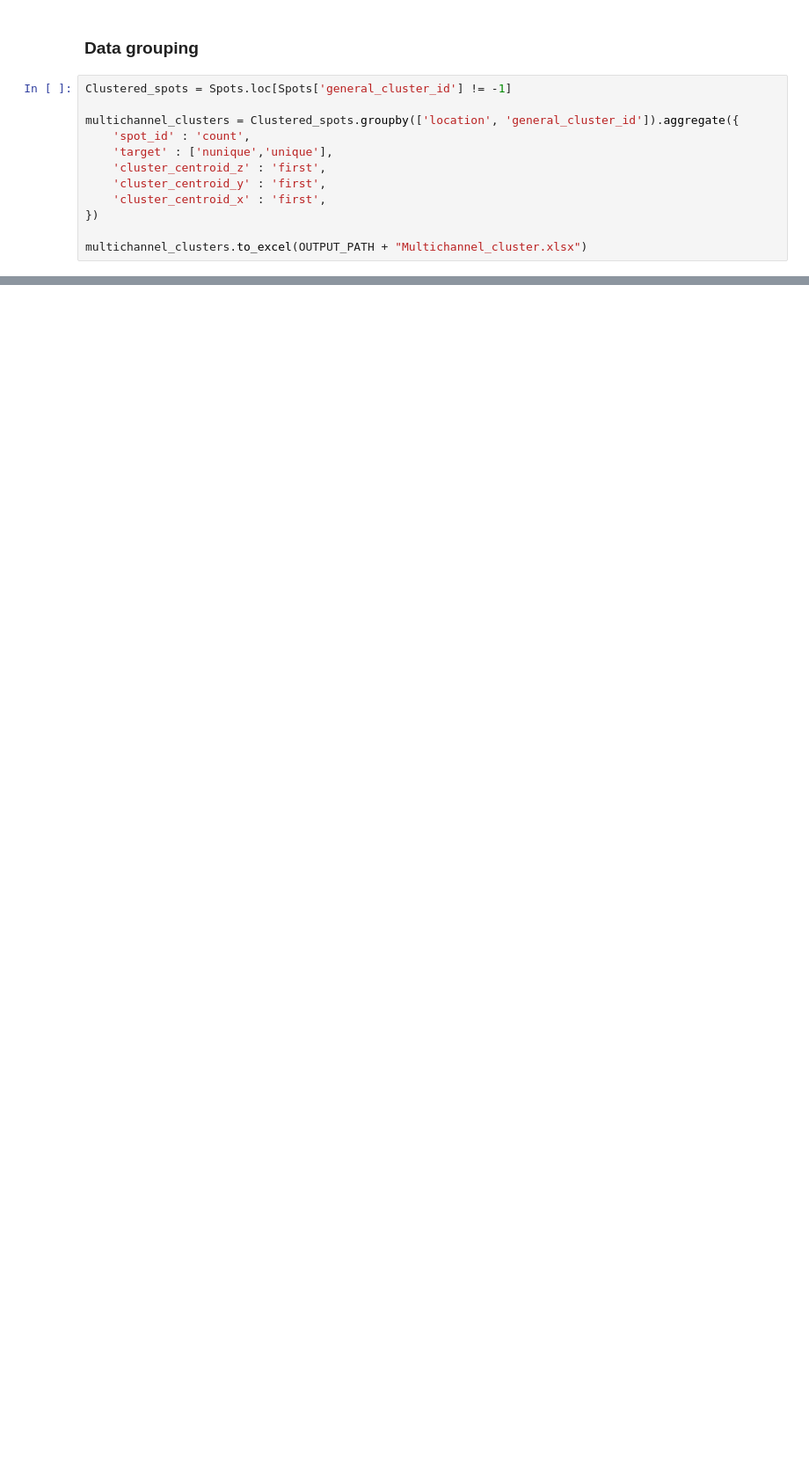
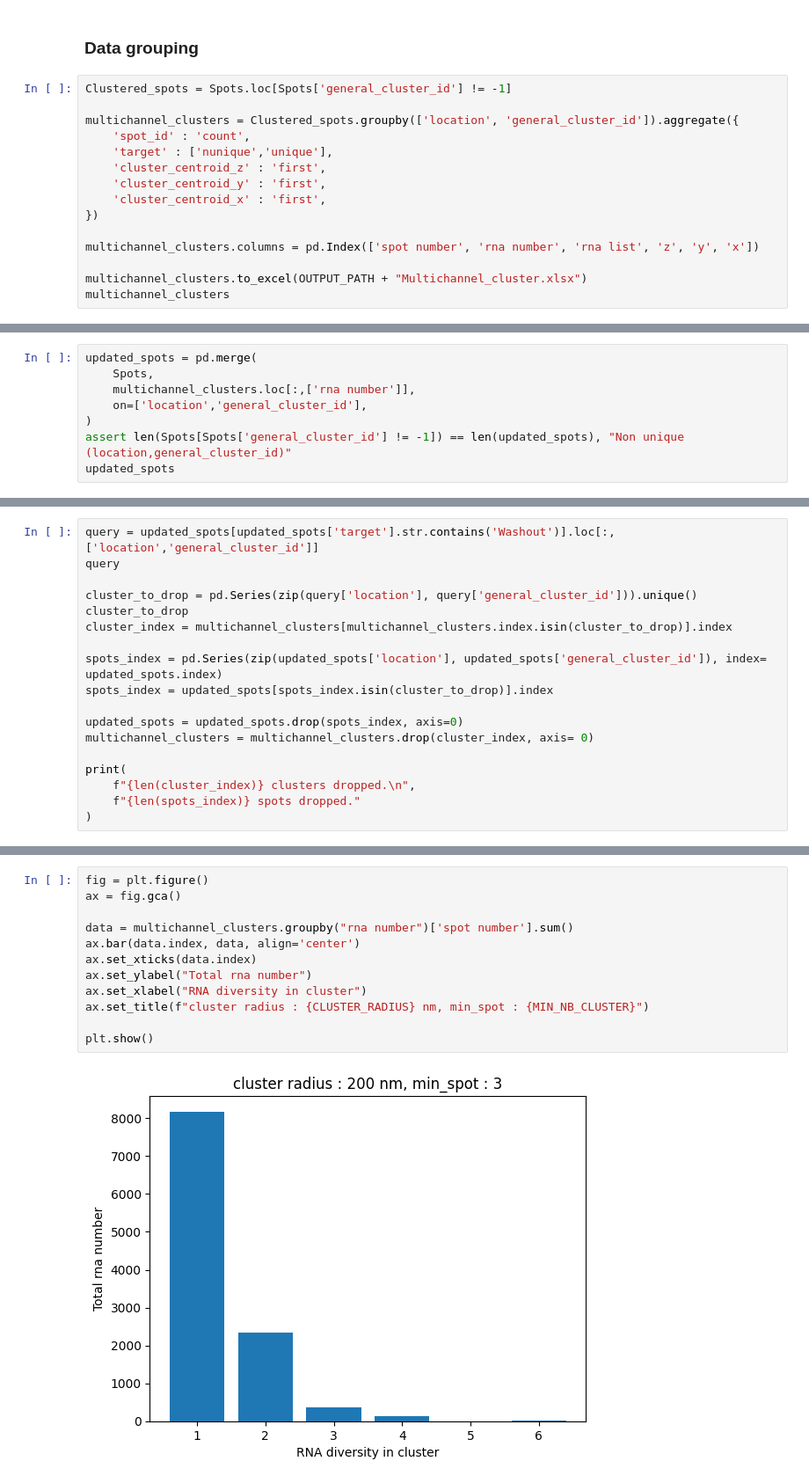
Before and after one commit to 2Echoes/Sequential_Fish, a Jupyter notebook: analysis/testing_notebooks/density_testing.ipynb, the cells around one changed output, grey strips where cells are left out. Shown at 88% size. Saved outputs shown, nothing was run; the diff lists cells and outputs as text; blank space fills up the shorter version.

Commit message:
merge offline branch

```diff
--- a/analysis/testing_notebooks/density_testing.ipynb
+++ b/analysis/testing_notebooks/density_testing.ipynb
@@ -220,4 +227,7 @@ multichannel_clusters = Clustered_spots.groupby(['location', 'general_cluster_id
     'cluster_centroid_x' : 'first',
 })
 
+multichannel_clusters.columns = pd.Index(['spot number', 'rna number', 'rna list', 'z', 'y', 'x'])
+
 multichannel_clusters.to_excel(OUTPUT_PATH + "Multichannel_cluster.xlsx")
+multichannel_clusters
@@ -223,0 +249,8 @@ multichannel_clusters.to_excel(OUTPUT_PATH + "Multichannel_cluster.xlsx")
+# %%
+updated_spots = pd.merge(
+    Spots,
+    multichannel_clusters.loc[:,['rna number']],
+    on=['location','general_cluster_id'],
+)
+assert len(Spots[Spots['general_cluster_id'] != -1]) == len(updated_spots), "Non unique (location,general_cluster_id)"
+updated_spots
@@ -223,0 +275,18 @@ multichannel_clusters.to_excel(OUTPUT_PATH + "Multichannel_cluster.xlsx")
+# %%
+query = updated_spots[updated_spots['target'].str.contains('Washout')].loc[:,['location','general_cluster_id']]
+query
+
+cluster_to_drop = pd.Series(zip(query['location'], query['general_cluster_id'])).unique()
+cluster_to_drop
+cluster_index = multichannel_clusters[multichannel_clusters.index.isin(cluster_to_drop)].index
+
+spots_index = pd.Series(zip(updated_spots['location'], updated_spots['general_cluster_id']), index= updated_spots.index)
+spots_index = updated_spots[spots_index.isin(cluster_to_drop)].index
+
+updated_spots = updated_spots.drop(spots_index, axis=0)
+multichannel_clusters = multichannel_clusters.drop(cluster_index, axis= 0)
+
+print(
+    f"{len(cluster_index)} clusters dropped.\n",
+    f"{len(spots_index)} spots dropped."
+)
@@ -223,0 +311,14 @@ multichannel_clusters.to_excel(OUTPUT_PATH + "Multichannel_cluster.xlsx")
+# %%
+fig = plt.figure()
+ax = fig.gca()
+
+data = multichannel_clusters.groupby("rna number")['spot number'].sum()
+ax.bar(data.index, data, align='center')
+ax.set_xticks(data.index)
+ax.set_ylabel("Total rna number")
+ax.set_xlabel("RNA diversity in cluster")
+ax.set_title(f"cluster radius : {CLUSTER_RADIUS} nm, min_spot : {MIN_NB_CLUSTER}")
+
+plt.show()
+# %% [output]
+[figure, added]
```
Also changed, not shown: parts of 29 cells of this notebook, 26 other files.
